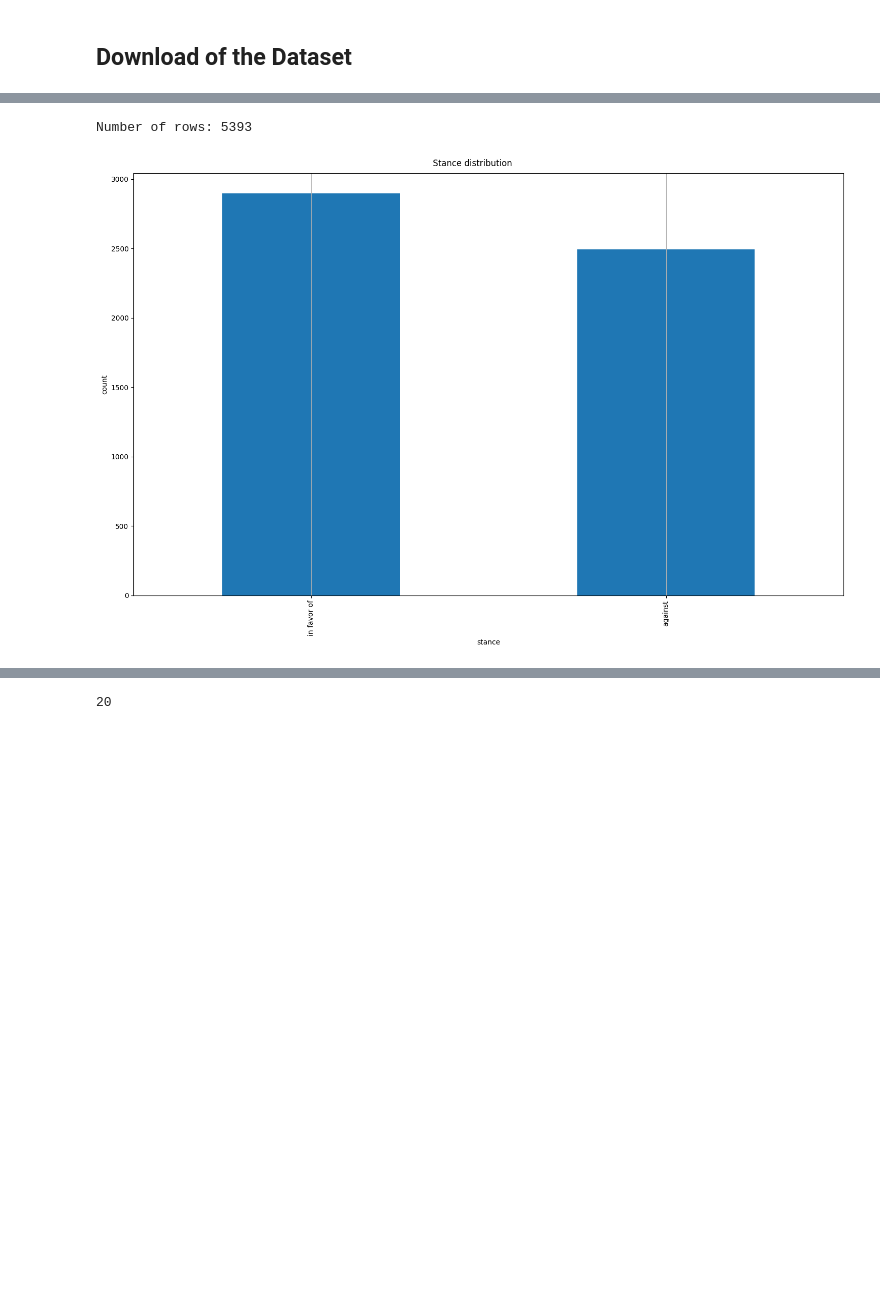
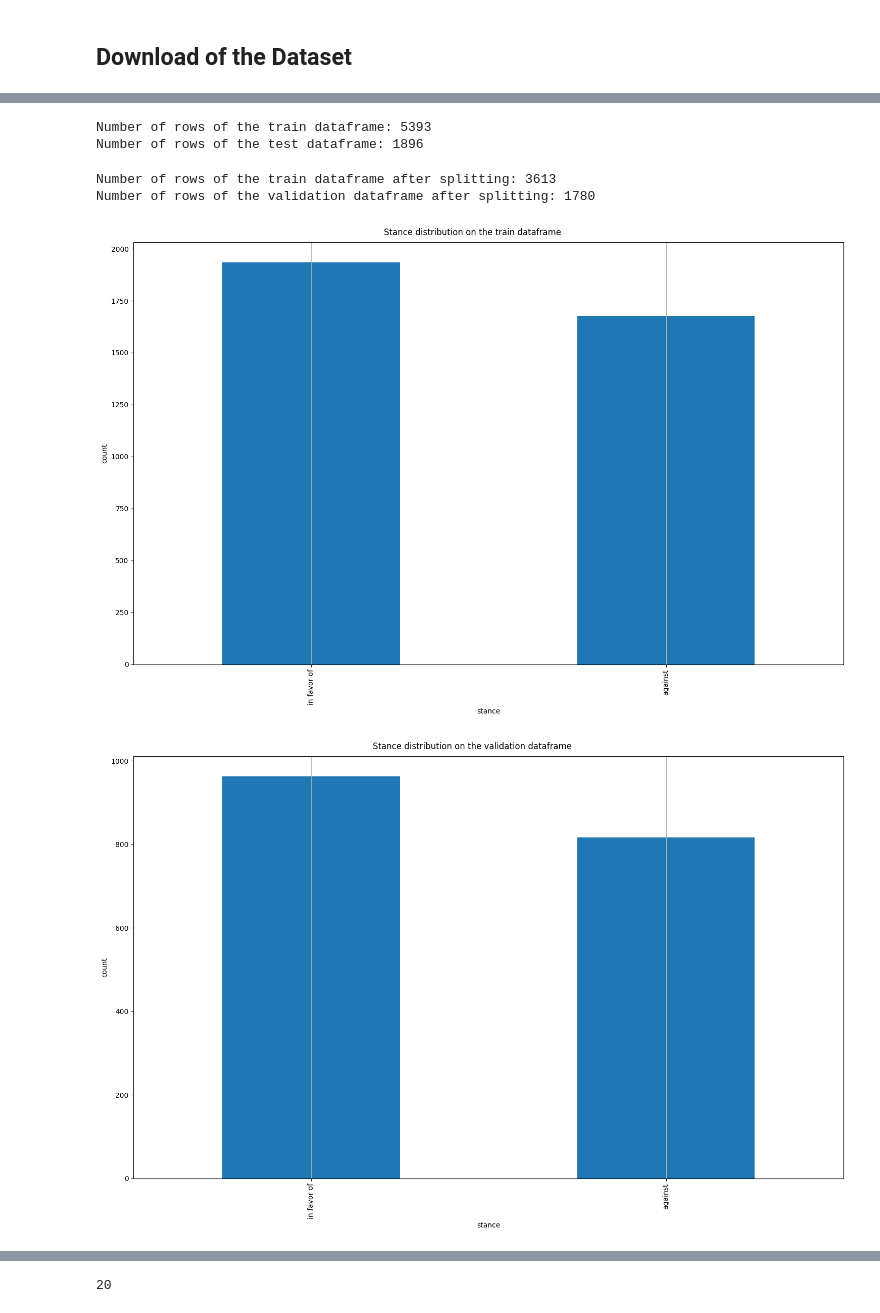
Before and after one commit to RiccardoSpolaor/NLP-project, a Jupyter notebook: src/main.ipynb, the cells around one changed output, grey strips where cells are left out. Drawn from its saved outputs; the diff is of its cells as text; code cells hidden in the pictures; blank space fills up the shorter version.

```diff
--- a/src/main.ipynb
+++ b/src/main.ipynb
@@ -34,4 +54,6 @@ Dataframe structure:
 # %%
-print(f'Number of rows: {len(arguments_train_df)}')
+print(f'Number of rows of the train dataframe: {len(arguments_train_df)}')
+print(f'Number of rows of the test dataframe: {len(arguments_test_df)}')
 # %% [output]
-Number of rows: 5393
+Number of rows of the train dataframe: 5393
+Number of rows of the test dataframe: 1896
@@ -38,25 +70,36 @@ Number of rows: 5393
+# %%
+print(f'Number of rows of the train dataframe after splitting: {len(arguments_train_df)}')
+print(f'Number of rows of the validation dataframe after splitting: {len(arguments_val_df)}')
+# %% [output]
+Number of rows of the train dataframe after splitting: 3613
+Number of rows of the validation dataframe after splitting: 1780
 # %%
 import matplotlib.pyplot as plt
 
-fig, ax = plt.subplots(nrows=1, ncols=1, sharex=True, sharey=True, figsize=(15, 10))
-arguments_train_df.Stance.value_counts().plot(ax=ax, kind='bar')
+def plot_stance_distribution(arguments_df: pd.DataFrame, title: str = 'Stance distribution'):
+    fig, ax = plt.subplots(nrows=1, ncols=1, sharex=True, sharey=True, figsize=(15, 10))
+    arguments_df.Stance.value_counts().plot(ax=ax, kind='bar')
 
 
-# Show just the x grid
-ax.grid(axis='x')
+    # Show just the x grid
+    ax.grid(axis='x')
 
-# set title and axis labels
-plt.suptitle('Stance distribution')
+    # set title and axis labels
+    plt.suptitle(title)
 
-ax.set_xlabel('stance')
-ax.set_ylabel('count')
+    ax.set_xlabel('stance')
+    ax.set_ylabel('count')
 
-plt.tight_layout()
+    plt.tight_layout()
 
 
-plt.show()
+    plt.show()
-# %% [output]
-[figure, removed]
+# %%
+plot_stance_distribution(arguments_train_df, title='Stance distribution on the train dataframe')
+plot_stance_distribution(arguments_val_df, title='Stance distribution on the validation dataframe')
+# %% [output]
+[figure, added]
+[figure, added]
 # %%
 import matplotlib.pyplot as plt
 
```
Also changed, not shown: parts of 23 cells of this notebook.
